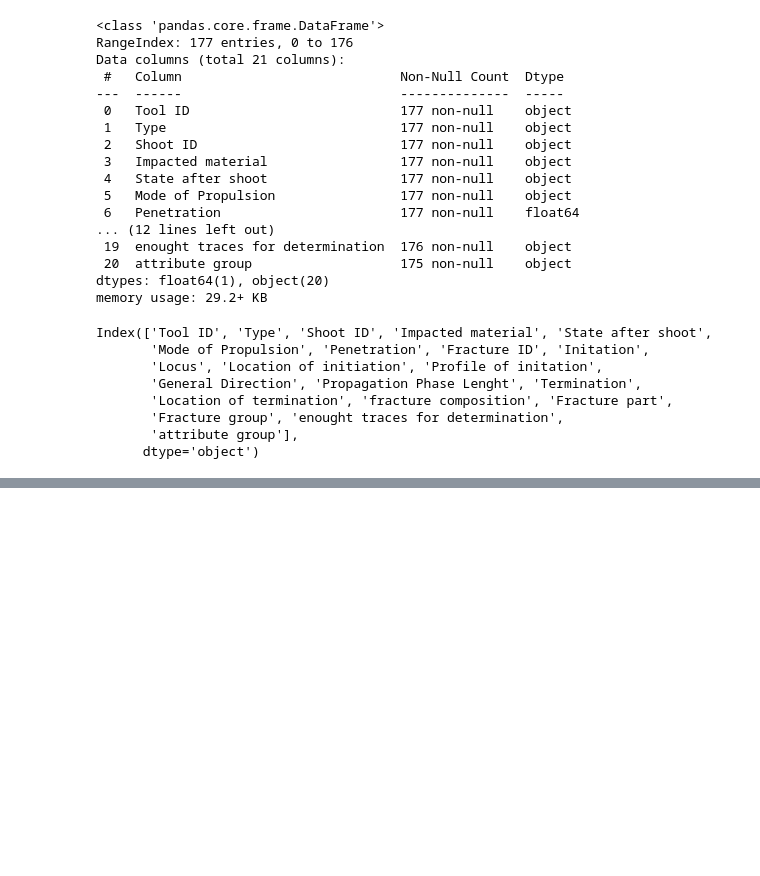
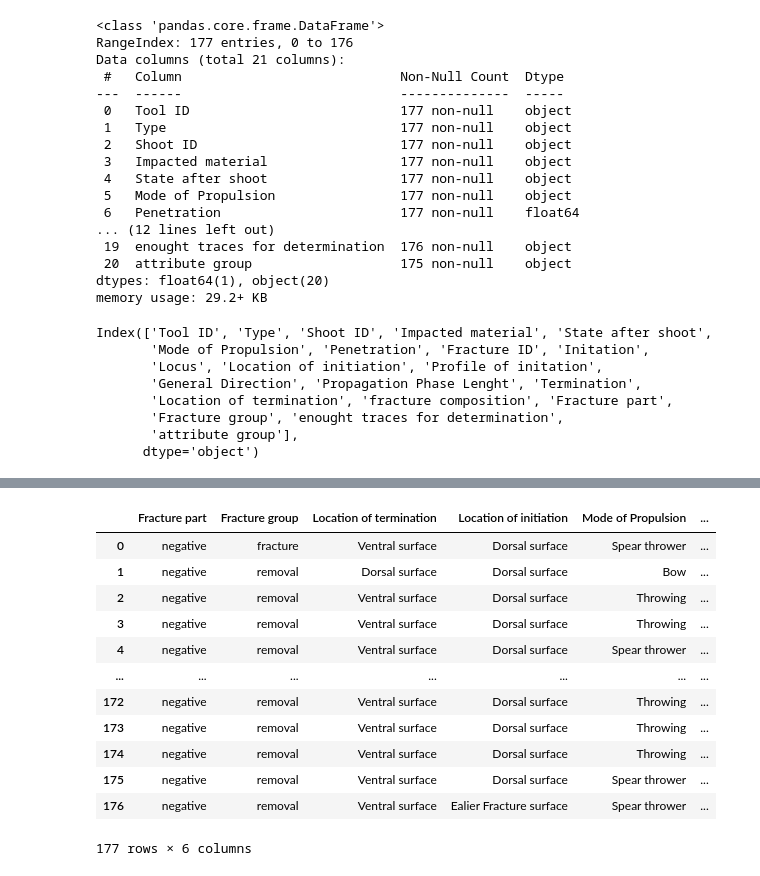
Before and after one commit to AdrienPiette/Usual_analysis, a Jupyter notebook: notebooks/data_explo.ipynb, the cells around one changed output, grey strips where cells are left out. Drawn from its saved outputs; the diff is of its cells as text; code cells hidden in the pictures; blank space fills up the shorter version.

```diff
--- a/notebooks/data_explo.ipynb
+++ b/notebooks/data_explo.ipynb
@@ -80,0 +192,17 @@ df[cat_cols] = df[cat_cols].astype('category')
+# %%
+combined_common = combined_common.dropna(subset=['Mode of Propulsion'])
+combined_common
+# %% [output]
+|  | Fracture part | Fracture group | Location of termination | Location of initiation | Mode of Propulsion | ... |
+| 0 | negative | fracture | Ventral surface | Dorsal surface | Spear thrower | ... |
+| 1 | negative | removal | Dorsal surface | Dorsal surface | Bow | ... |
+| 2 | negative | removal | Ventral surface | Dorsal surface | Throwing | ... |
+| 3 | negative | removal | Ventral surface | Dorsal surface | Throwing | ... |
+| 4 | negative | removal | Ventral surface | Dorsal surface | Spear thrower | ... |
+| ... | ... | ... | ... | ... | ... | ... |
+| 172 | negative | removal | Ventral surface | Dorsal surface | Throwing | ... |
+| 173 | negative | removal | Ventral surface | Dorsal surface | Throwing | ... |
+| 174 | negative | removal | Ventral surface | Dorsal surface | Throwing | ... |
+| 175 | negative | removal | Ventral surface | Dorsal surface | Spear thrower | ... |
+| 176 | negative | removal | Ventral surface | Ealier Fracture surface | Spear thrower | ... |
+177 rows × 6 columns
```
Also changed, not shown: parts of 10 cells of this notebook, 3 other files.
